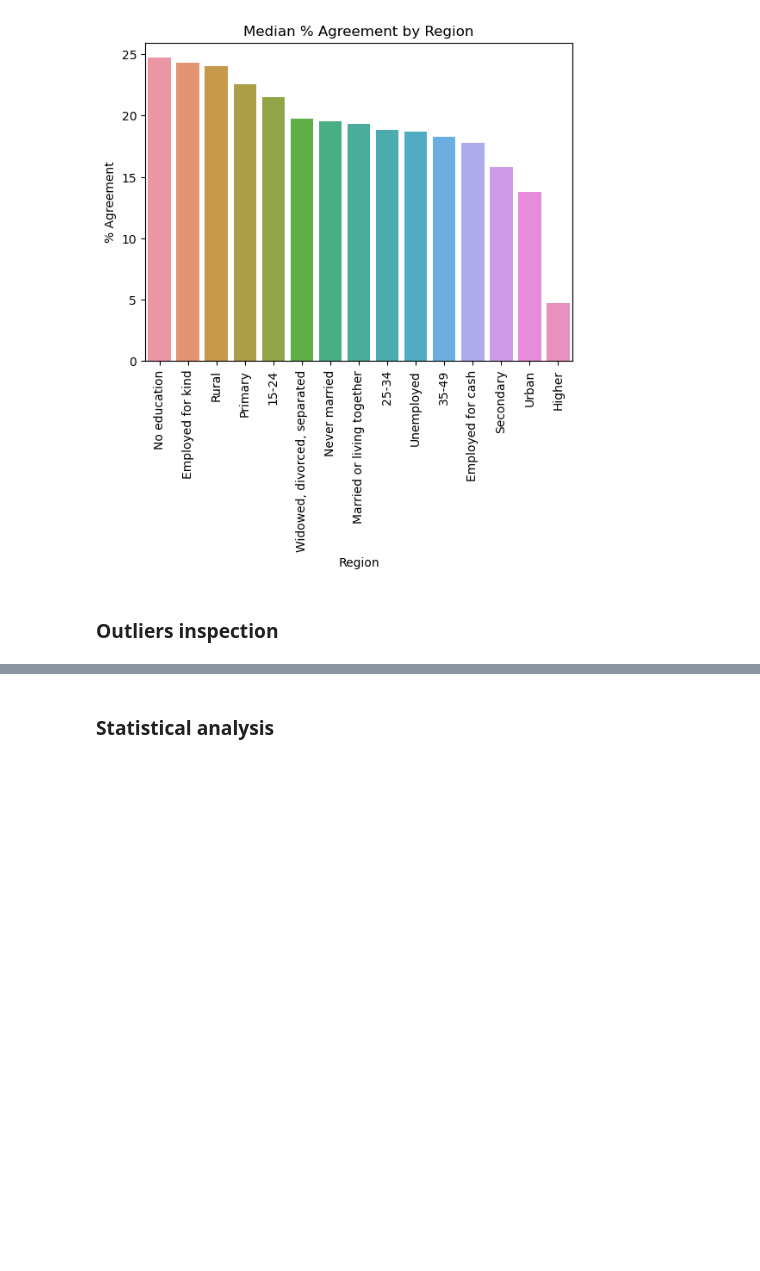
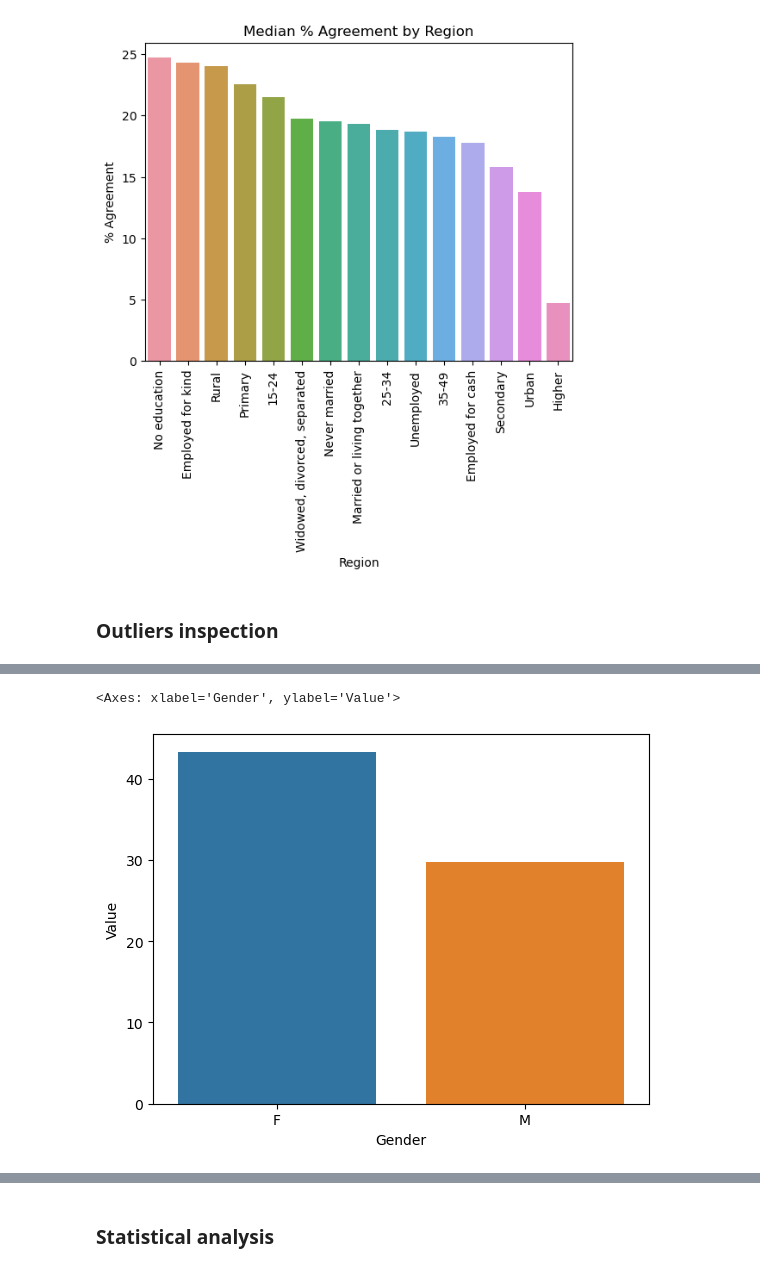
Before and after one commit to MaureenMbugua/Understanding_violence_against_women, a Jupyter notebook: Understanding_violence_against_women.ipynb, the cells around one changed output, grey strips where cells are left out. Saved outputs shown, nothing was run; the diff lists cells and outputs as text; code cells hidden in the pictures; blank space fills up the shorter version.

```diff
--- a/Understanding_violence_against_women.ipynb
+++ b/Understanding_violence_against_women.ipynb
@@ -812,0 +848,11 @@ plt.show()
+# %%
+# Filter out the general reason
+df_specific = df_africa[df_africa['Question'] != '... for at least one specific reason']
+df_general = df_africa[df_africa['Question'] == '... for at least one specific reason']
+# %%
+# Compare male and female agreement levels for general reason dataset
+data = df_general.groupby("Gender")['Value'].median().sort_values(ascending=False).reset_index()
+sns.barplot(x="Gender", y='Value', data=data)
+# %% [output]
+<Axes: xlabel='Gender', ylabel='Value'>
+[figure, added]
```
Also changed, not shown: parts of 16 cells of this notebook.
